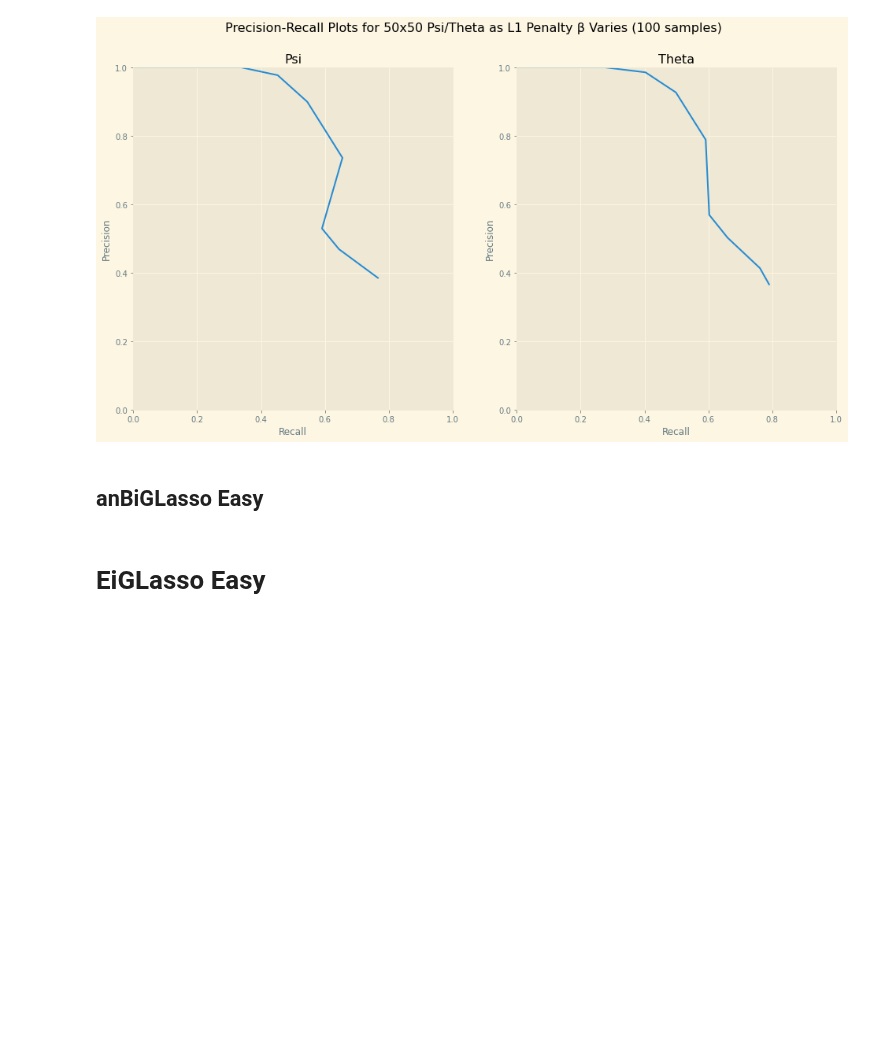
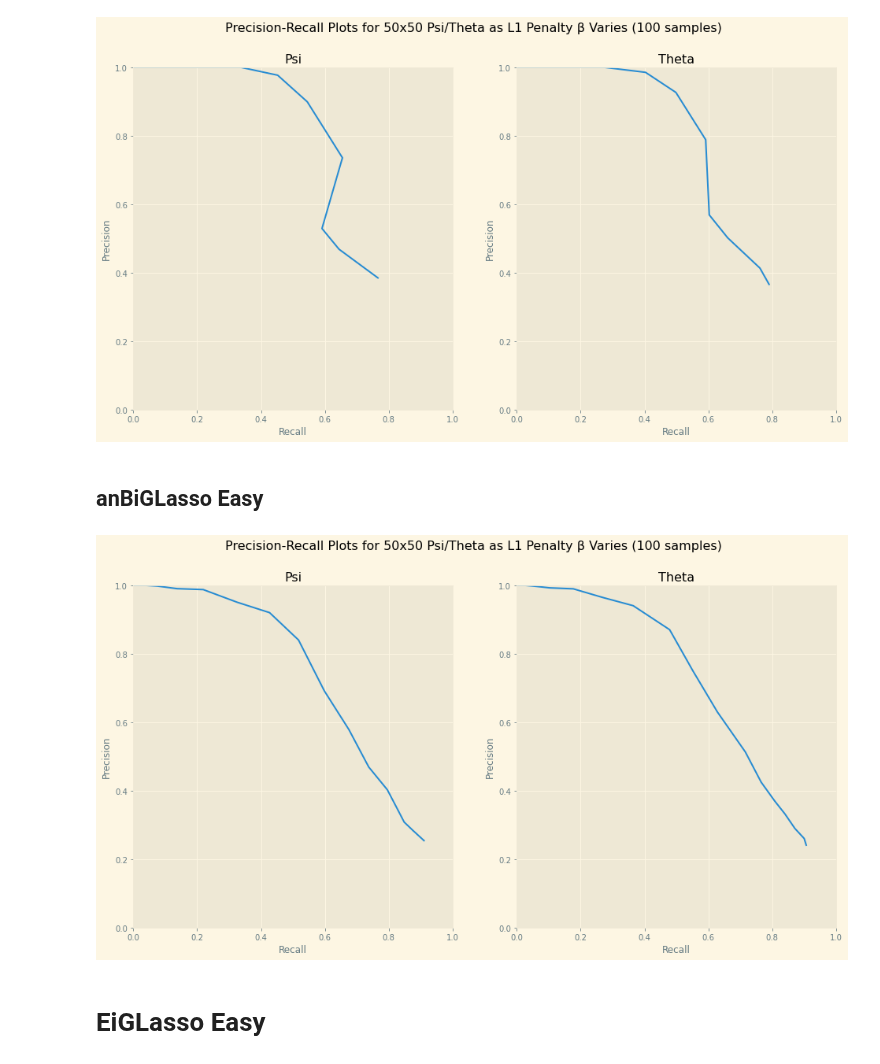
Before and after one commit to BaileyAndrew/antGLasso-Implementation, a Jupyter notebook: Python Implementation/Notebooks/compare_samples.ipynb, the cells around one changed output. Saved outputs shown, nothing was run; the diff lists cells and outputs as text; code cells hidden in the pictures; blank space fills up the shorter version.

```diff
--- a/Python Implementation/Notebooks/compare_samples.ipynb
+++ b/Python Implementation/Notebooks/compare_samples.ipynb
@@ -56,34 +56,36 @@ for idx, m in enumerate(samples):
 # How does choice of betas and matrix size affect results?
 # on 'easy' data
 # =================== for scBiGLasso ================
 samples = [100]#[1, 2, 5, 10, 20, 50, 100]
 betas = [
     #10**np.arange(0, 5, 0.1), # 50
     #10**np.arange(0, 5, 0.1),
     10**np.arange(-4, -1, 0.1),
     10**np.arange(-4, -1, 0.1),
     10**np.arange(-4, -1, 0.1),
     10**np.arange(-4, -1, 0.1),
     10**np.arange(-4, -1, 0.1)
 ]
 vary_sizes_experiment = dict({})
 for idx, m in enumerate(samples):
     fig, axs, dicts = create_precision_recall_curves(
         betas[idx],
         m,
         50,
-        attempts=10,
+        attempts=50,
         indices_to_highlight=[],
         alg="anBiGLasso",
         df_scale=2,
         B_approx_iters=10,
         cm_mode='Nonzero'
     )
     #fig.savefig(
     #    f'../../Plots/Vary Samples - anBiGLasso - Easy/Precision-Recall-Vary-Samples-{m}'
     #)
     display(fig) # Force figure to display NOW (`fig.show()` does not do this)
     plt.close(fig) # Suppress double-displaying the figure
+# %% [output]
+[figure, added]
 # %% [markdown]
 # EiGLasso Easy
 # %%
```
Also changed, not shown: 2 other files.
